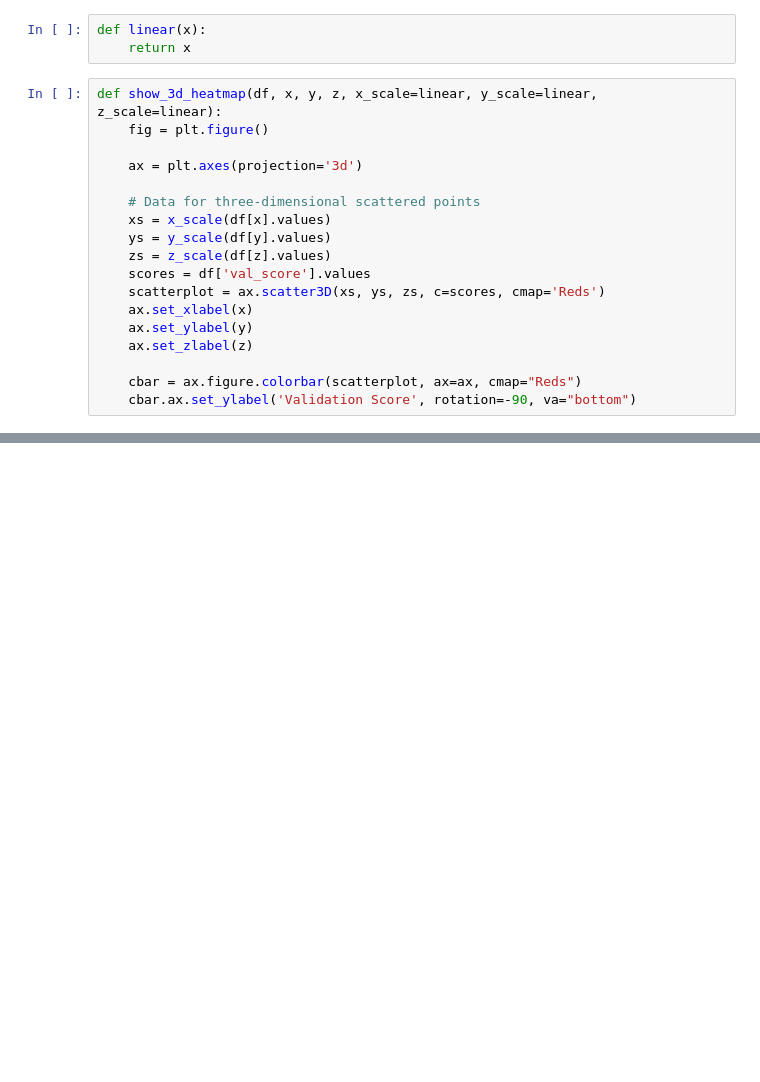
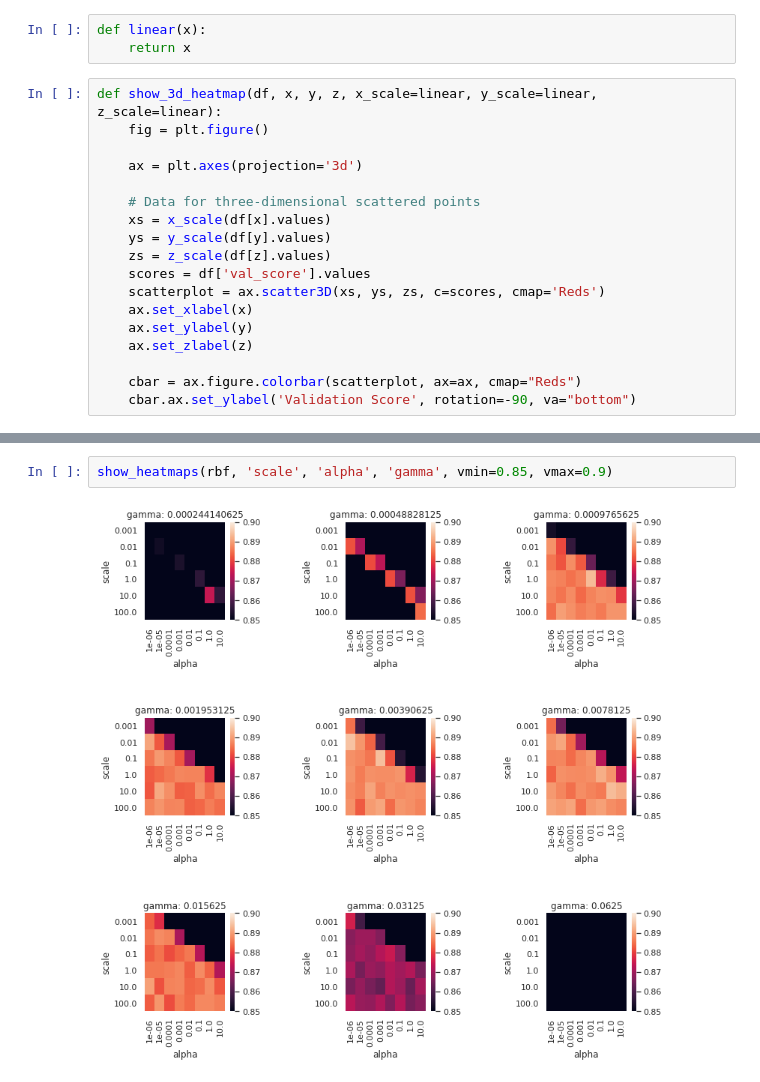
Before and after one commit to joneswack/opu-kernel-experiments, a Jupyter notebook: Hyperparameters-Fashion-MNIST.ipynb, the cells around one changed output, grey strips where cells are left out. Saved outputs shown, nothing was run; the diff lists cells and outputs as text; blank space fills up the shorter version.

```diff
--- a/Hyperparameters-Fashion-MNIST.ipynb
+++ b/Hyperparameters-Fashion-MNIST.ipynb
@@ -113,0 +158,4 @@ show_3d_heatmap(opu_degree_4, 'bias', 'scale', 'alpha', y_scale=np.log10, z_scal
+# %%
+show_heatmaps(rbf, 'scale', 'alpha', 'gamma', vmin=0.85, vmax=0.9)
+# %% [output]
+[figure, added]
```
Also changed, not shown: parts of 18 cells of this notebook, 23 other files.
